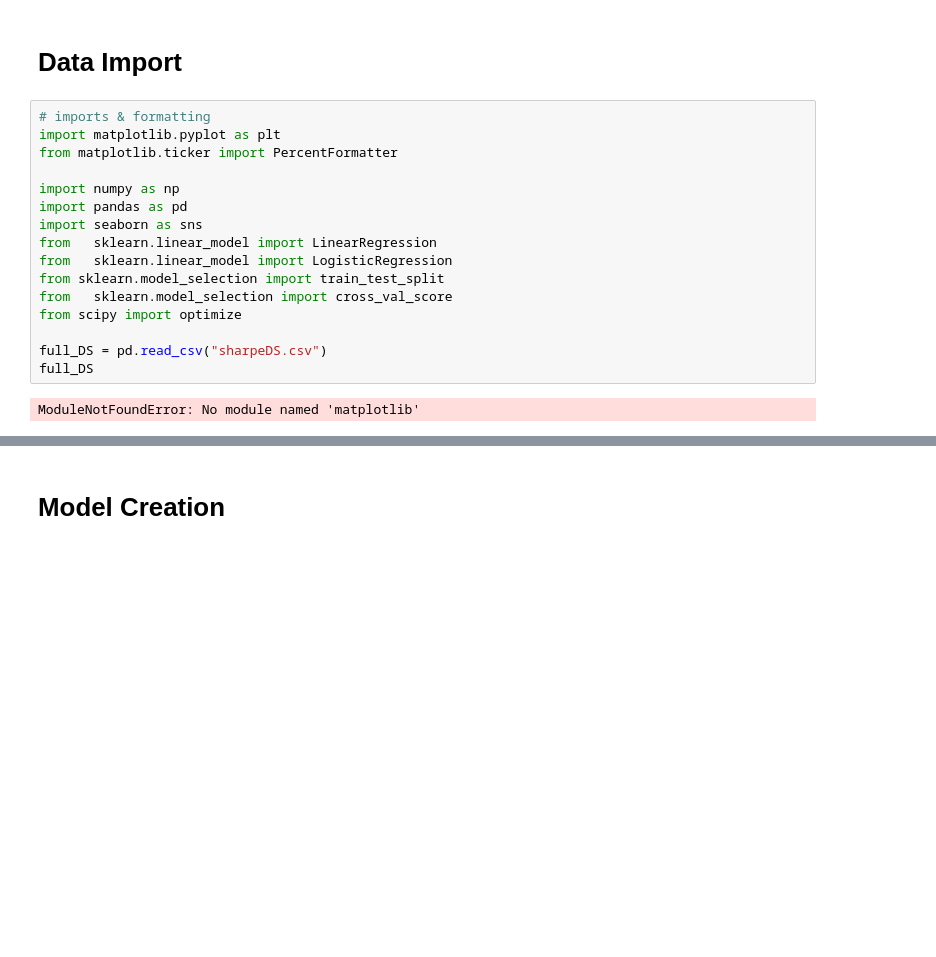
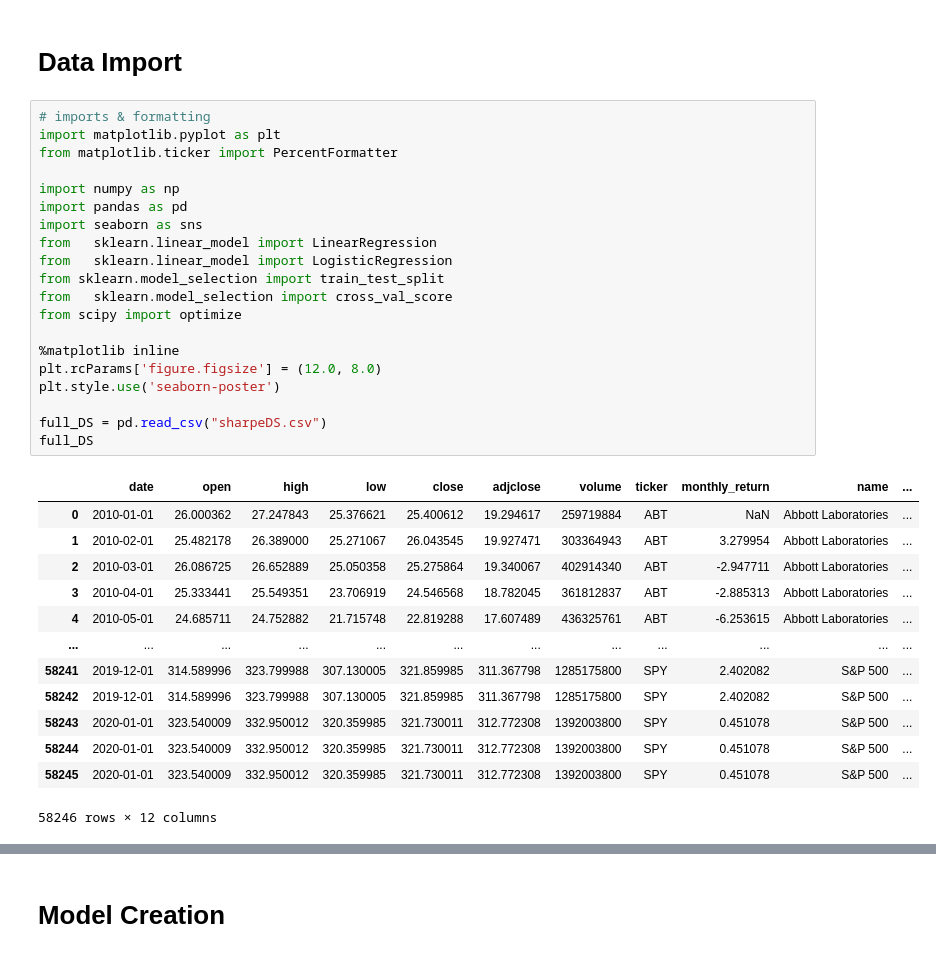
Before and after one commit to H-Cindy/CQF-Deep-Dive-Sharpe, a Jupyter notebook: Deep_dive_sharpe.ipynb, the cells around one changed output, grey strips where cells are left out. Cells and saved outputs as stored; diff of their text form; blank space fills up the shorter version.

```diff
--- a/Deep_dive_sharpe.ipynb
+++ b/Deep_dive_sharpe.ipynb
@@ -33,18 +37,34 @@ ModuleNotFoundError: ignored
 # %%
 # imports & formatting
 import matplotlib.pyplot as plt
 from matplotlib.ticker import PercentFormatter
 
 import numpy as np
 import pandas as pd
 import seaborn as sns
 from   sklearn.linear_model import LinearRegression
 from   sklearn.linear_model import LogisticRegression
 from sklearn.model_selection import train_test_split
 from   sklearn.model_selection import cross_val_score
 from scipy import optimize
 
+%matplotlib inline
+plt.rcParams['figure.figsize'] = (12.0, 8.0)
+plt.style.use('seaborn-poster')
+
 full_DS = pd.read_csv("sharpeDS.csv")
 full_DS
 # %% [output]
+|  | date | open | high | low | close | adjclose | volume | ticker | monthly_return | name | ... |
+| 0 | 2010-01-01 | 26.000362 | 27.247843 | 25.376621 | 25.400612 | 19.294617 | 259719884 | ABT | NaN | Abbott Laboratories | ... |
+| 1 | 2010-02-01 | 25.482178 | 26.389000 | 25.271067 | 26.043545 | 19.927471 | 303364943 | ABT | 3.279954 | Abbott Laboratories | ... |
+| 2 | 2010-03-01 | 26.086725 | 26.652889 | 25.050358 | 25.275864 | 19.340067 | 402914340 | ABT | -2.947711 | Abbott Laboratories | ... |
+| 3 | 2010-04-01 | 25.333441 | 25.549351 | 23.706919 | 24.546568 | 18.782045 | 361812837 | ABT | -2.885313 | Abbott Laboratories | ... |
+| 4 | 2010-05-01 | 24.685711 | 24.752882 | 21.715748 | 22.819288 | 17.607489 | 436325761 | ABT | -6.253615 | Abbott Laboratories | ... |
+| ... | ... | ... | ... | ... | ... | ... | ... | ... | ... | ... | ... |
+| 58241 | 2019-12-01 | 314.589996 | 323.799988 | 307.130005 | 321.859985 | 311.367798 | 1285175800 | SPY | 2.402082 | S&P 500 | ... |
+| 58242 | 2019-12-01 | 314.589996 | 323.799988 | 307.130005 | 321.859985 | 311.367798 | 1285175800 | SPY | 2.402082 | S&P 500 | ... |
+| 58243 | 2020-01-01 | 323.540009 | 332.950012 | 320.359985 | 321.730011 | 312.772308 | 1392003800 | SPY | 0.451078 | S&P 500 | ... |
+| 58244 | 2020-01-01 | 323.540009 | 332.950012 | 320.359985 | 321.730011 | 312.772308 | 1392003800 | SPY | 0.451078 | S&P 500 | ... |
+| 58245 | 2020-01-01 | 323.540009 | 332.950012 | 320.359985 | 321.730011 | 312.772308 | 1392003800 | SPY | 0.451078 | S&P 500 | ... |
-ModuleNotFoundError: No module named 'matplotlib'
+58246 rows × 12 columns
```
Also changed, not shown: parts of 10 cells of this notebook, 1 other file.
